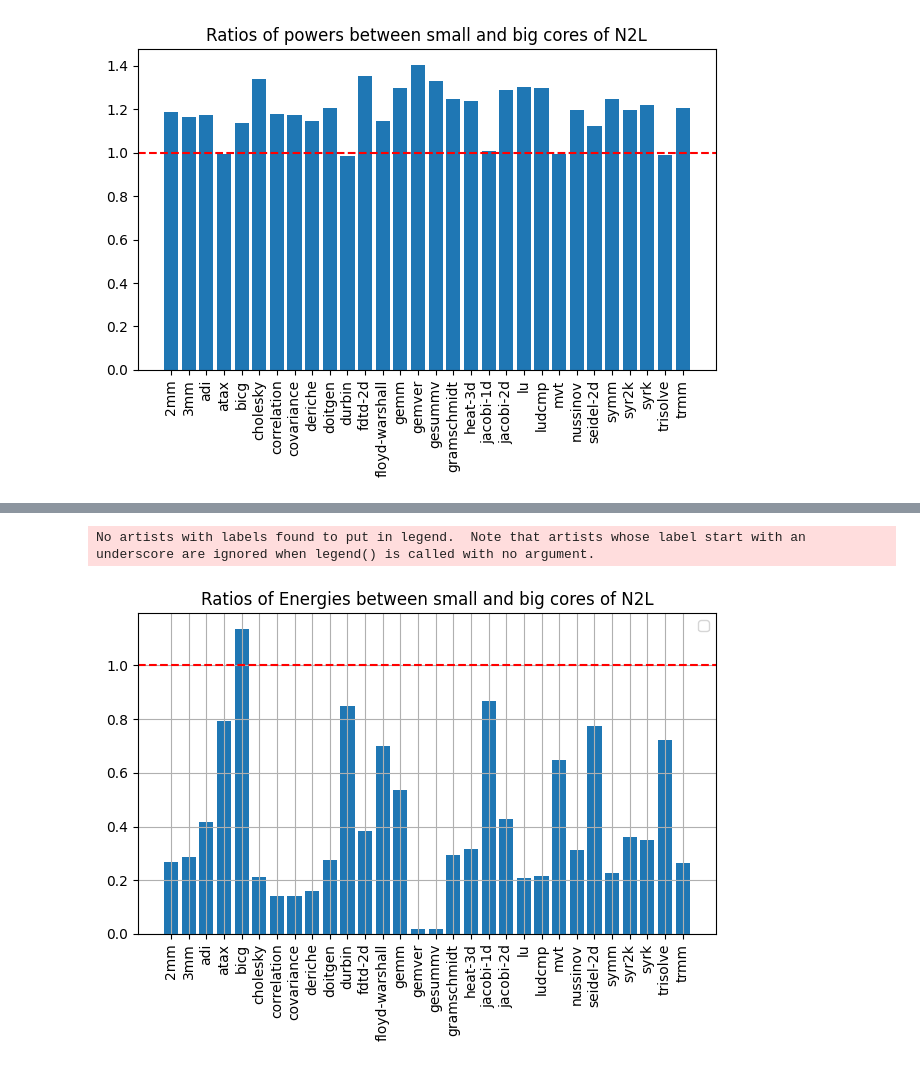
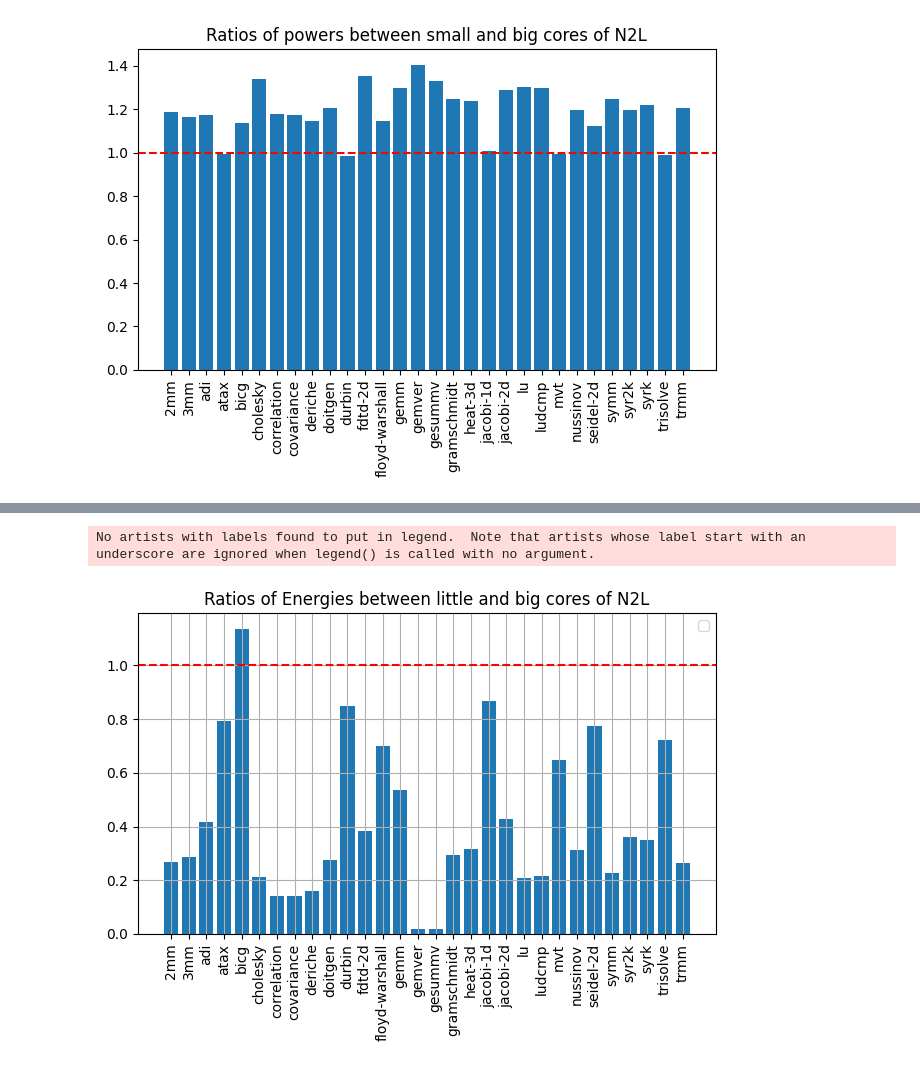
Before and after one commit to Hema-Sri-Ch/mini-project, a Jupyter notebook: Polybench/Powers/Visualize.ipynb, the cells around one changed output, grey strips where cells are left out. Drawn from its saved outputs; the diff is of its cells as text; code cells hidden in the pictures.

```diff
--- a/Polybench/Powers/Visualize.ipynb
+++ b/Polybench/Powers/Visualize.ipynb
@@ -315,16 +315,16 @@ plt.show()
 # %%
 eY = []
 for i in range(30):
     eY.append(Energy4[i]/Energy3[i])
 plt.bar(X3, eY)
 plt.xticks(rotation=90)
 plt.axhline(y=1, linestyle='--', color='red')
 plt.grid()
-plt.title("Ratios of Energies between small and big cores of N2L")
+plt.title("Ratios of Energies between little and big cores of N2L")
 plt.legend()
 plt.tight_layout()
-plt.savefig("plot8.png")
+plt.savefig("EnergiesRatioN2L.png")
 plt.show()
 # %% [output]
 No artists with labels found to put in legend.  Note that artists whose label start with an underscore are ignored when legend() is called with no argument.
-[figure, old version]
+[figure, new version]
```
Also changed, not shown: parts of 7 cells of this notebook, 23 other files.
